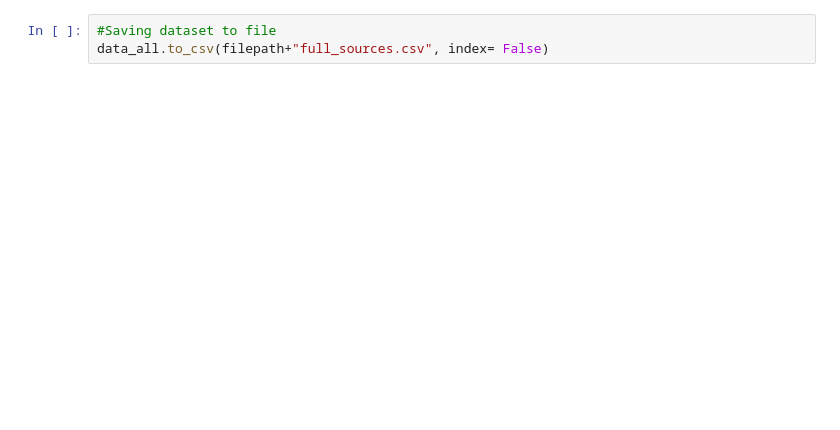
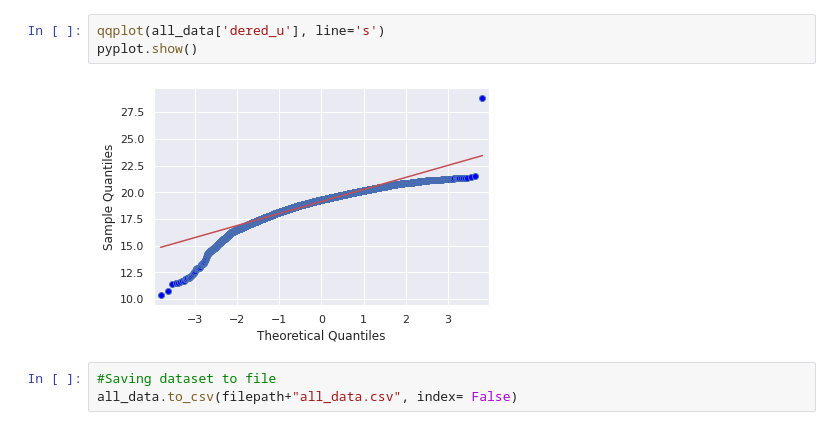
Before and after one commit to lifemannequin/Star_QSO_Galaxy, a Jupyter notebook: script_notebooks/creating_data_sets.ipynb, the cells around one changed output. Drawn from its saved outputs; the diff is of its cells as text; blank space fills up the shorter version.

```diff
--- a/script_notebooks/creating_data_sets.ipynb
+++ b/script_notebooks/creating_data_sets.ipynb
@@ -82,3 +38,8 @@ plt.show()
+# %%
+qqplot(all_data['dered_u'], line='s')
+pyplot.show()
+# %% [output]
+[figure, added]
 # %%
 #Saving dataset to file
-data_all.to_csv(filepath+"full_sources.csv", index= False)
+all_data.to_csv(filepath+"all_data.csv", index= False)
```
Also changed, not shown: parts of 16 cells of this notebook, 12 other files.
